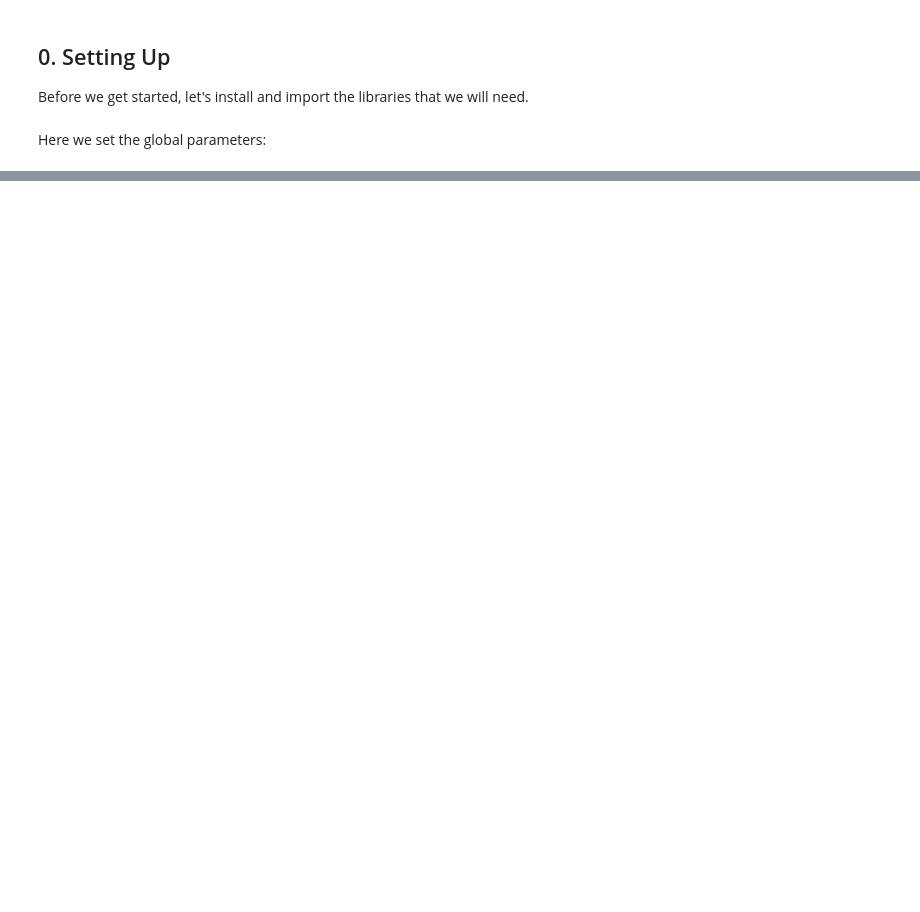
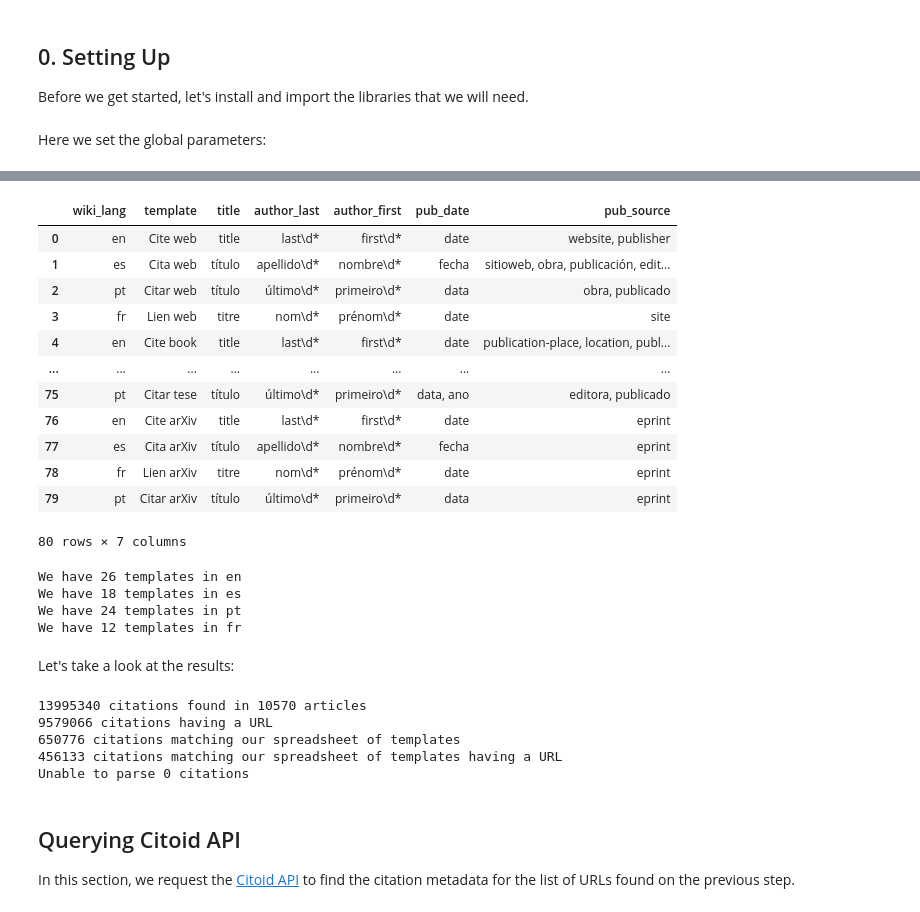
Before and after one commit to hdlabconicet/Web2Cit-research, a Jupyter notebook: understand-citoid-coverage.ipynb, the cells around one changed output, grey strips where cells are left out. Saved outputs shown, nothing was run; the diff lists cells and outputs as text; code cells hidden in the pictures; blank space fills up the shorter version.

```diff
--- a/understand-citoid-coverage.ipynb
+++ b/understand-citoid-coverage.ipynb
@@ -305,0 +364,35 @@ def get_and_cache_response(reference_url):
+# %%
+mapping_sheet = f'https://docs.google.com/spreadsheets/d/1xbc3FKE0m4JQHa6WCXtBbzeJ9in8P0EQ2NF_VNsaBaM/export?gid=0&format=csv'
+
+fieldnames_df = pd.read_csv(mapping_sheet)
+fieldnames_df.rename(columns={
+    "Template": "template",
+    "authorLast": "author_last",
+    "authorFirst": "author_first",
+    "pubDate": "pub_date",
+    "source (published In + published By)": "pub_source"
+}, inplace=True)
+
+fieldnames_df
+# %% [output]
+|  | wiki_lang | template | title | author_last | author_first | pub_date | pub_source |
+| 0 | en | Cite web | title | last\d* | first\d* | date | website, publisher |
+| 1 | es | Cita web | título | apellido\d* | nombre\d* | fecha | sitioweb, obra, publicación, edit... |
+| 2 | pt | Citar web | título | último\d* | primeiro\d* | data | obra, publicado |
+| 3 | fr | Lien web | titre | nom\d* | prénom\d* | date | site |
+| 4 | en | Cite book | title | last\d* | first\d* | date | publication-place, location, publ... |
+| ... | ... | ... | ... | ... | ... | ... | ... |
+| 75 | pt | Citar tese | título | último\d* | primeiro\d* | data, ano | editora, publicado |
+| 76 | en | Cite arXiv | title | last\d* | first\d* | date | eprint |
+| 77 | es | Cita arXiv | título | apellido\d* | nombre\d* | fecha | eprint |
+| 78 | fr | Lien arXiv | titre | nom\d* | prénom\d* | date | eprint |
+| 79 | pt | Citar arXiv | título | último\d* | primeiro\d* | data | eprint |
+80 rows × 7 columns
+# %%
+for lang in fieldnames_df['wiki_lang'].unique():
+    print(f"We have {len(fieldnames_df[fieldnames_df['wiki_lang'] == lang])} templates in {lang}")
+# %% [output]
+We have 26 templates in en
+We have 18 templates in es
+We have 24 templates in pt
+We have 12 templates in fr
@@ -305,0 +485,18 @@ def get_and_cache_response(reference_url):
+# %% [markdown]
+Let's take a look at the results:
+# %%
+print(f"{citation_nr} citations found in {len(glob.glob('articles-content/*json.gz'))} articles")
+print(f"{citation_url_nr} citations having a URL")
+print(f"{tempname_in_spreadsheet} citations matching our spreadsheet of templates")
+print(f"{tempname_in_spreadsheet_url} citations matching our spreadsheet of templates having a URL")
+#print(f"Unable to parse {not_parsed} citations")
+# %% [output]
+13995340 citations found in 10570 articles
+9579066 citations having a URL
+650776 citations matching our spreadsheet of templates
+456133 citations matching our spreadsheet of templates having a URL
+Unable to parse 0 citations
+# %% [markdown]
+## Querying Citoid API
+
+In this section, we request the [Citoid API](https://en.wikipedia.org/api/rest_v1/#/Citation/getCitation) to find the citation metadata for the list of URLs found on the previous step.
```
Also changed, not shown: parts of 67 cells of this notebook, 41 other files.
